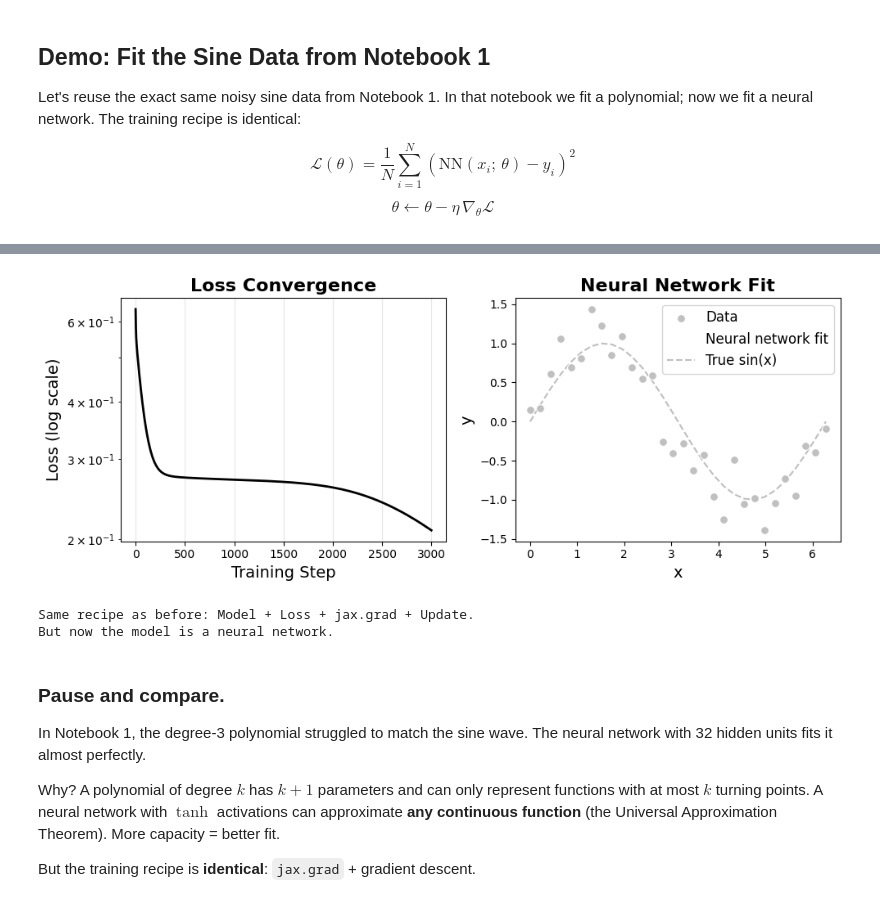
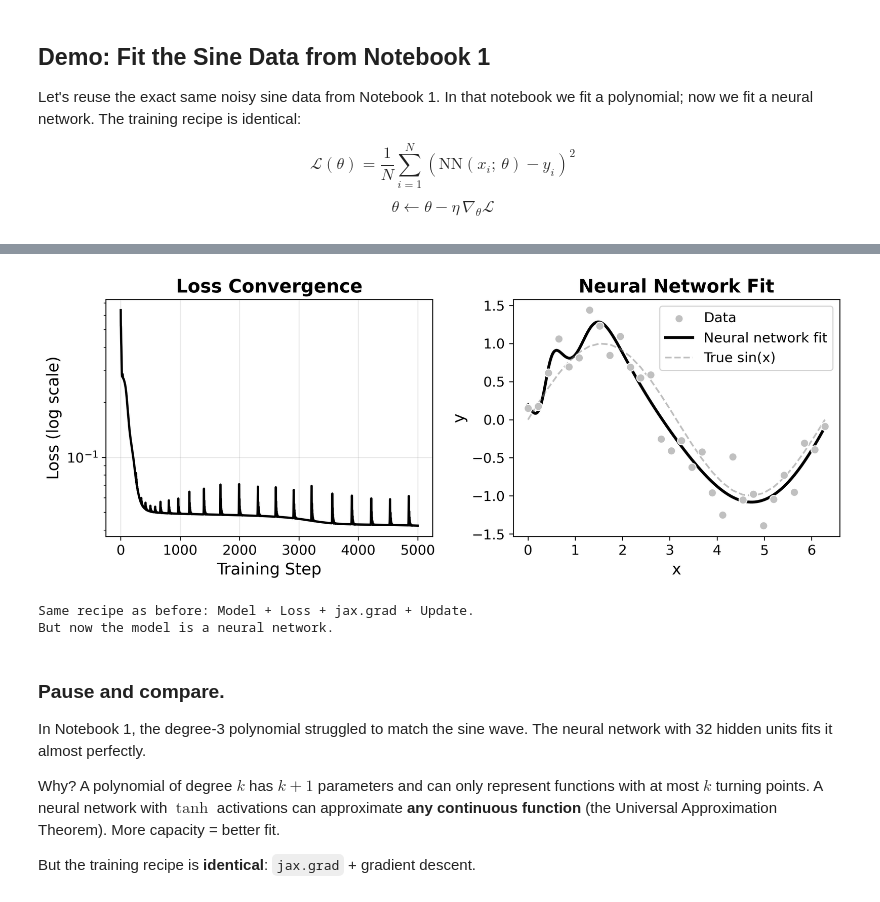
Before and after one commit to CITA/CTA200H, a Jupyter notebook: lectures/machine_learning/03_neural_networks_and_ehtim.ipynb, the cells around one changed output, grey strips where cells are left out. Cells and saved outputs as stored; diff of their text form; code cells hidden in the pictures.

```diff
--- a/lectures/machine_learning/03_neural_networks_and_ehtim.ipynb
+++ b/lectures/machine_learning/03_neural_networks_and_ehtim.ipynb
@@ -61,6 +56,10 @@ import jax
 import jax.numpy as jnp
 import numpy as np
 import matplotlib.pyplot as plt
+plt.rcParams['figure.dpi']=300
+plt.rcParams["xtick.direction"]="out"
+plt.rcParams["ytick.direction"]="out"
+plt.rcParams['font.family'] = 'sans-serif'
 %matplotlib inline
 
 def init_params(key, n_in, n_hidden, n_out):
@@ -122,19 +121,26 @@ def nn_loss(params, x, y):
     pred = neural_net(params, x)
     return jnp.mean((pred - y)**2)
 
-grad_fn = jax.jit(jax.grad(nn_loss))
-
-# Initialize
+# 32 hidden units = 97 parameters for 30 data points
 key = jax.random.PRNGKey(0)
 params = init_params(key, n_in=1, n_hidden=32, n_out=1)
-lr = 0.01
+
+# Adam optimizer with lr=0.005 (lr=0.01 causes loss spikes)
+grad_fn = jax.jit(jax.grad(nn_loss))
+lr = 0.005
+m_s = jax.tree.map(jnp.zeros_like, params)
+v_s = jax.tree.map(jnp.zeros_like, params)
 losses = []
 
-# Train!
-for step in range(3000):
+for step in range(1, 5001):
     loss_val = nn_loss(params, x_jax, y_jax)
     grads = grad_fn(params, x_jax, y_jax)
-    params = jax.tree.map(lambda p, g: p - lr * g, params, grads)
+    m_s = jax.tree.map(lambda mi, gi: 0.9*mi + 0.1*gi, m_s, grads)
+    v_s = jax.tree.map(lambda vi, gi: 0.999*vi + 0.001*gi**2, v_s, grads)
+    m_hat = jax.tree.map(lambda mi: mi/(1-0.9**step), m_s)
+    v_hat = jax.tree.map(lambda vi: vi/(1-0.999**step), v_s)
+    params = jax.tree.map(lambda p, mh, vh: p - lr*mh/(jnp.sqrt(vh)+1e-8),
+                           params, m_hat, v_hat)
     losses.append(float(loss_val))
 
 print(f"Initial loss: {losses[0]:.4f}")
@@ -149,35 +150,35 @@ Total parameters: 97
 # Visualize: loss convergence + NN fit
 x_smooth = jnp.linspace(0, 2*np.pi, 300).reshape(-1, 1)
 y_pred = neural_net(params, x_smooth)
 
 fig, axes = plt.subplots(1, 2, figsize=(10, 4))
 
 # Loss curve
 axes[0].semilogy(losses, color='k', lw=2)
 axes[0].set_xlabel('Training Step', fontsize=14)
 axes[0].set_ylabel('Loss (log scale)', fontsize=14)
 axes[0].set_title('Loss Convergence', fontsize=16, fontweight='bold')
 axes[0].grid(True, alpha=0.3)
 
 # Fit
 axes[1].scatter(x_data, y_data, color='silver', s=50, edgecolors='white',
                 linewidth=0.8, zorder=5, label='Data')
 axes[1].plot(np.array(x_smooth).ravel(), np.array(y_pred).ravel(),
-             color='white', lw=2.5, label='Neural network fit')
+             color='k', lw=2.5, label='Neural network fit')
 axes[1].plot(x_data, np.sin(x_data), color='gray', lw=1.5, ls='--',
              alpha=0.5, label='True sin(x)')
 axes[1].set_xlabel('x', fontsize=14)
 axes[1].set_ylabel('y', fontsize=14)
 axes[1].set_title('Neural Network Fit', fontsize=16, fontweight='bold')
 axes[1].legend(fontsize=12)
 
 plt.tight_layout()
 plt.show()
 
 print("Same recipe as before: Model + Loss + jax.grad + Update.")
 print("But now the model is a neural network.")
 # %% [output]
-[figure, old version]
+[figure, new version]
 Same recipe as before: Model + Loss + jax.grad + Update.
 But now the model is a neural network.
 # %% [markdown]
```
Also changed, not shown: parts of 23 cells of this notebook, 1 other file.
